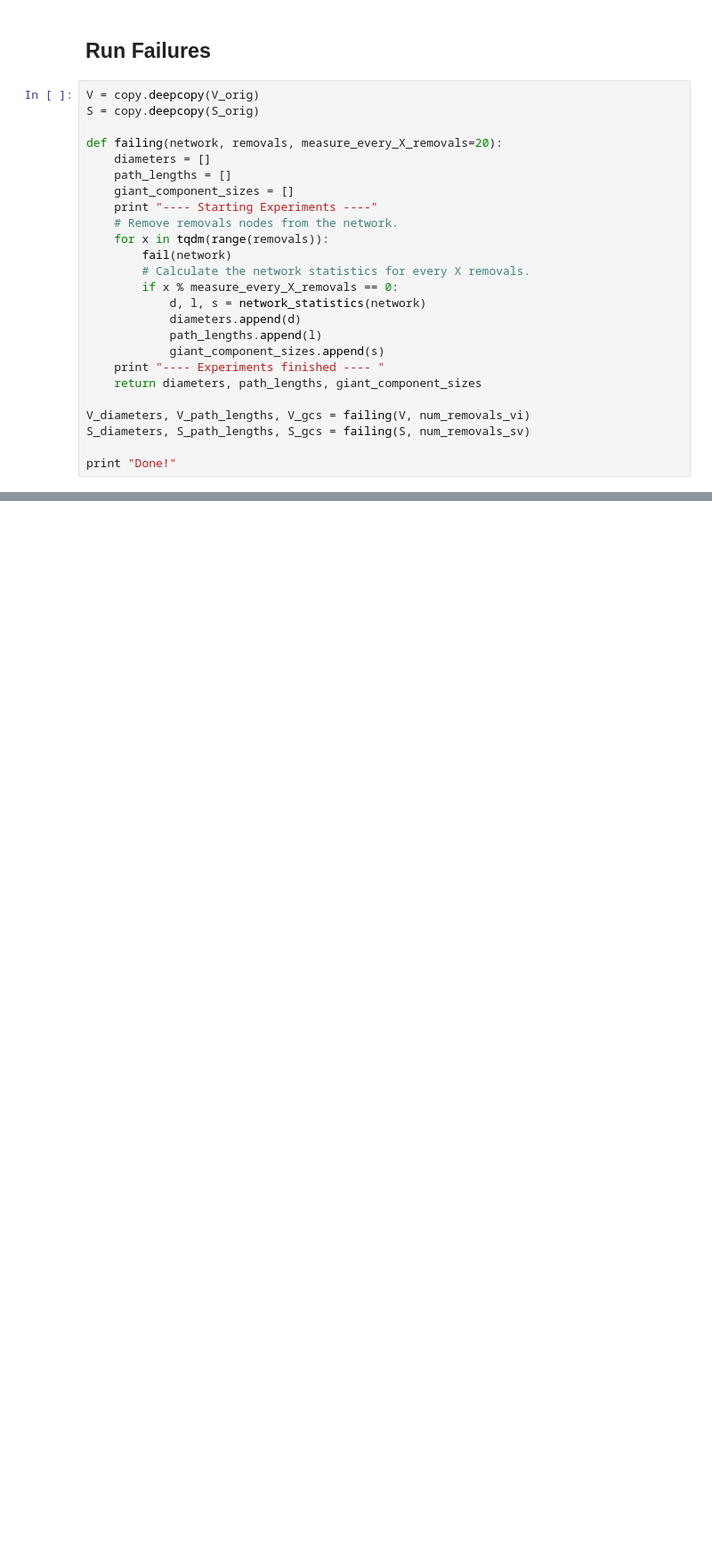
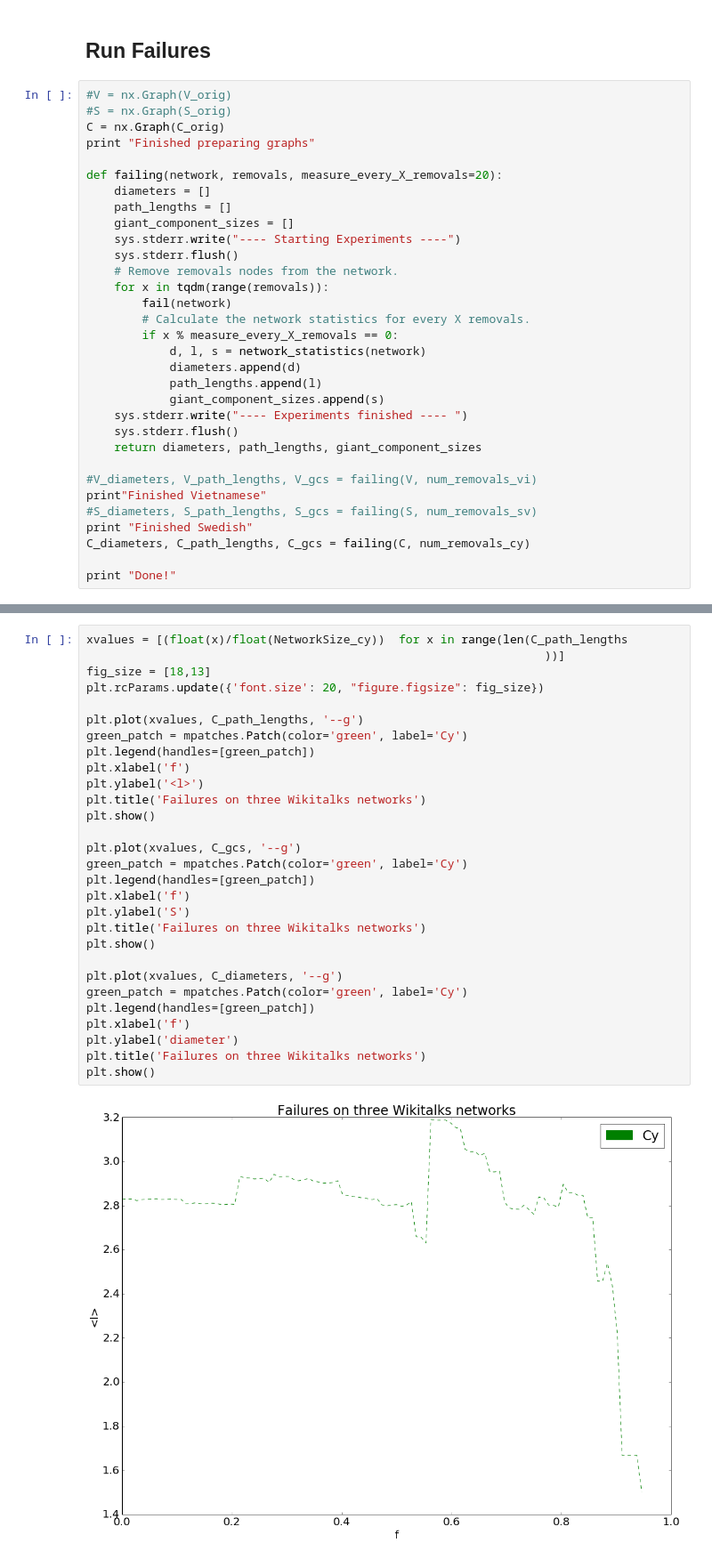
Before and after one commit to wendynieuwkamer/modelling-project, a Jupyter notebook: Project - Robustness.ipynb, the cells around one changed output, grey strips where cells are left out. Shown at 89% size. Cells and saved outputs as stored; diff of their text form; blank space fills up the shorter version.

```diff
--- a/Project - Robustness.ipynb
+++ b/Project - Robustness.ipynb
@@ -88,14 +115,17 @@ def network_statistics(n):
 # %% [markdown]
 ## Run Failures
 # %%
-V = copy.deepcopy(V_orig)
-S = copy.deepcopy(S_orig)
+#V = nx.Graph(V_orig)
+#S = nx.Graph(S_orig)
+C = nx.Graph(C_orig)
+print "Finished preparing graphs"
 
 def failing(network, removals, measure_every_X_removals=20):
     diameters = []
     path_lengths = []
     giant_component_sizes = []
-    print "---- Starting Experiments ----"
+    sys.stderr.write("---- Starting Experiments ----")
+    sys.stderr.flush()
     # Remove removals nodes from the network.
     for x in tqdm(range(removals)):
         fail(network)
@@ -105,10 +135,14 @@ def failing(network, removals, measure_every_X_removals=20):
             diameters.append(d)
             path_lengths.append(l)
             giant_component_sizes.append(s)
-    print "---- Experiments finished ---- "
+    sys.stderr.write("---- Experiments finished ---- ")
+    sys.stderr.flush()
     return diameters, path_lengths, giant_component_sizes
 
-V_diameters, V_path_lengths, V_gcs = failing(V, num_removals_vi)
-S_diameters, S_path_lengths, S_gcs = failing(S, num_removals_sv)
+#V_diameters, V_path_lengths, V_gcs = failing(V, num_removals_vi)
+print"Finished Vietnamese"
+#S_diameters, S_path_lengths, S_gcs = failing(S, num_removals_sv)
+print "Finished Swedish"
+C_diameters, C_path_lengths, C_gcs = failing(C, num_removals_cy)
 
 print "Done!"
@@ -114,0 +208,31 @@ print "Done!"
+# %%
+xvalues = [(float(x)/float(NetworkSize_cy))  for x in range(len(C_path_lengths
+                                                                  ))]
+fig_size = [18,13]
+plt.rcParams.update({'font.size': 20, "figure.figsize": fig_size})
+
+plt.plot(xvalues, C_path_lengths, '--g')
+green_patch = mpatches.Patch(color='green', label='Cy')
+plt.legend(handles=[green_patch])
+plt.xlabel('f')
+plt.ylabel('<l>')
+plt.title('Failures on three Wikitalks networks')
+plt.show()
+
+plt.plot(xvalues, C_gcs, '--g')
+green_patch = mpatches.Patch(color='green', label='Cy')
+plt.legend(handles=[green_patch])
+plt.xlabel('f')
+plt.ylabel('S')
+plt.title('Failures on three Wikitalks networks')
+plt.show()
+
+plt.plot(xvalues, C_diameters, '--g')
+green_patch = mpatches.Patch(color='green', label='Cy')
+plt.legend(handles=[green_patch])
+plt.xlabel('f')
+plt.ylabel('diameter')
+plt.title('Failures on three Wikitalks networks')
+plt.show()
+# %% [output]
+[figure, added]
```
Also changed, not shown: parts of 8 cells of this notebook, 2 other files.
